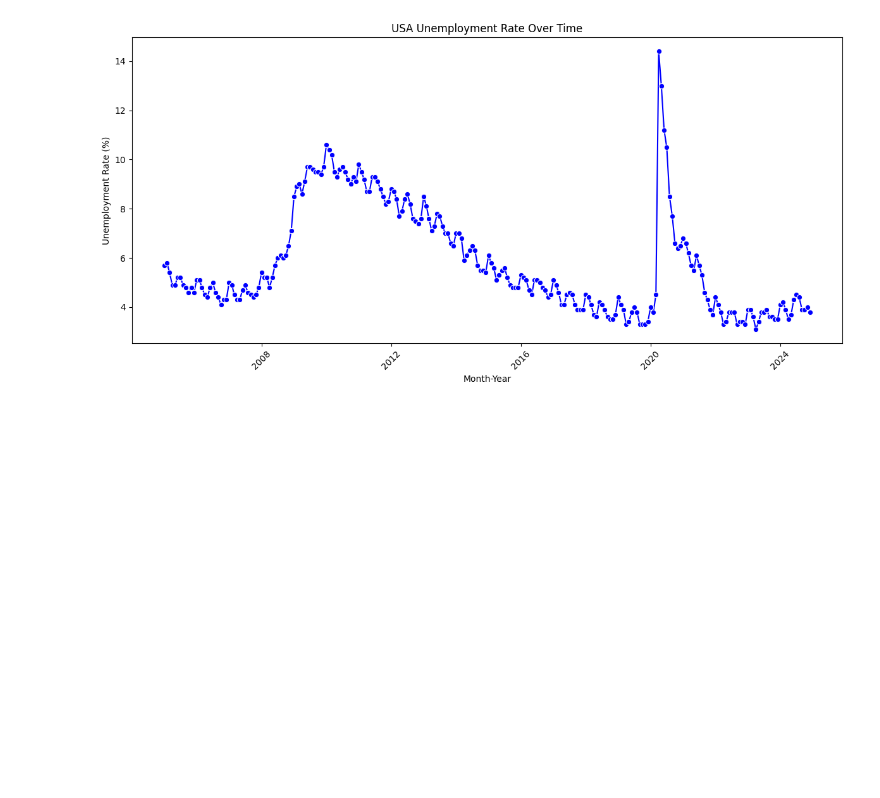
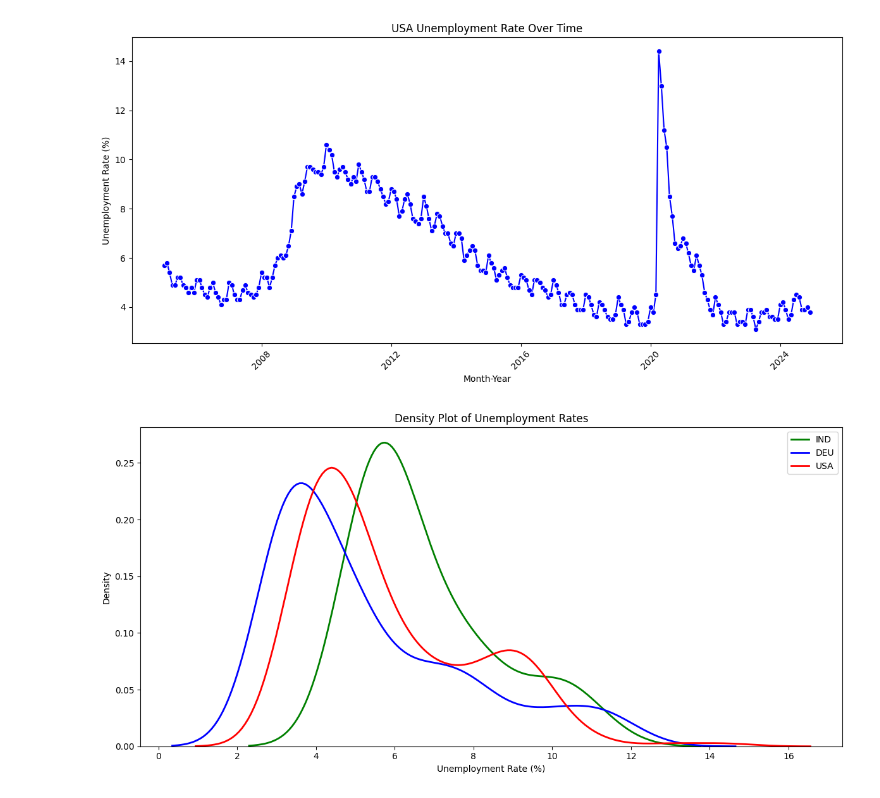
Before and after one commit to imajirzl/thesis-unemployment-rate, a Jupyter notebook: analysis/cleaning_and_eda.ipynb, the cells around one changed output. Drawn from its saved outputs; the diff is of its cells as text; code cells hidden in the pictures; blank space fills up the shorter version.

Commit message:
adding density plot visualisation

```diff
--- a/analysis/cleaning_and_eda.ipynb
+++ b/analysis/cleaning_and_eda.ipynb
@@ -147,3 +147,31 @@ plot_time_series(select_df_usa, x="Time_Period", y="Unemployment_Rate",
                  marker="o", color='blue')
 # %% [output]
 [figure]
+# %%
+def plot_distribution(df_1, df_2, df_3, column_1, column_2, column_3, xlabel=None, ylabel=None):
+    """
+    Function to plot the density comparison of unemployment rates for IND, DEU, and USA.
+
+    Parameters:
+    - df_1, df_2, df_3: DataFrames containing the data
+    - column_1, column_2, column_3: Column names for unemployment rate in each DataFrame
+    - xlabel, ylabel: Labels for the x and y axes (optional)
+    """
+    plt.figure(figsize=(12, 6))
+    sns.kdeplot(df_1[column_1], color='green', label='IND', linewidth=2)
+    sns.kdeplot(df_2[column_2], color='blue', label='DEU', linewidth=2)
+    sns.kdeplot(df_3[column_3], color='red', label='USA', linewidth=2)
+
+    if xlabel:
+        plt.xlabel(xlabel)
+    if ylabel:
+        plt.ylabel(ylabel)
+
+    plt.title("Density Plot of Unemployment Rates")
+    plt.legend()
+    plt.tight_layout()
+    plt.show()
+# %%
+plot_distribution(select_df_ind, select_df_deu, select_df_usa, 'Unemployment Rate', 'Unemployment_Rate', 'Unemployment_Rate', xlabel="Unemployment Rate (%)", ylabel="Density")
+# %% [output]
+[figure, added]
```
